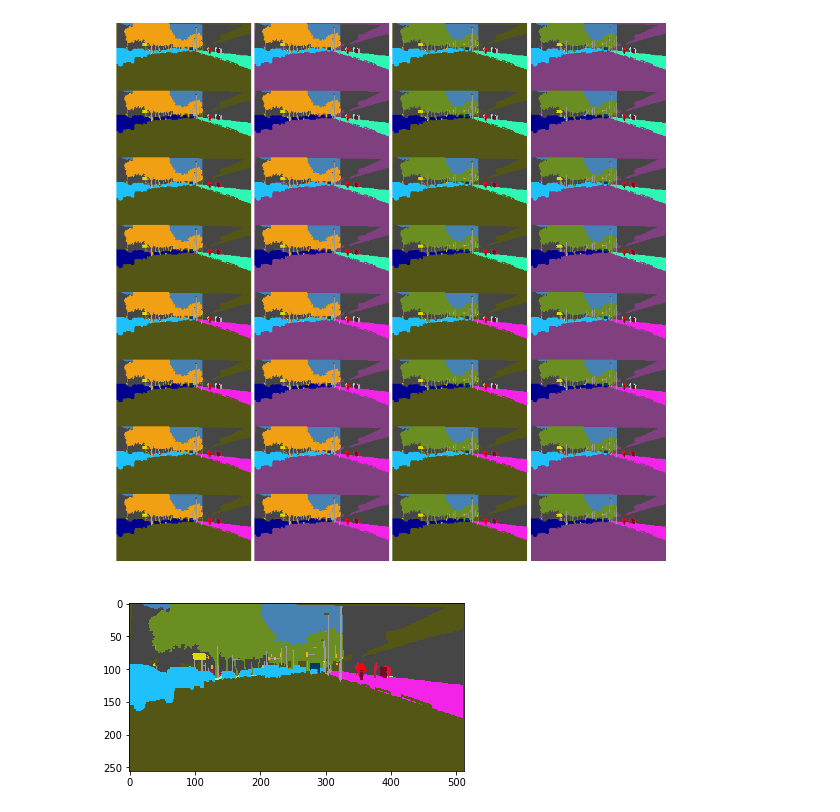
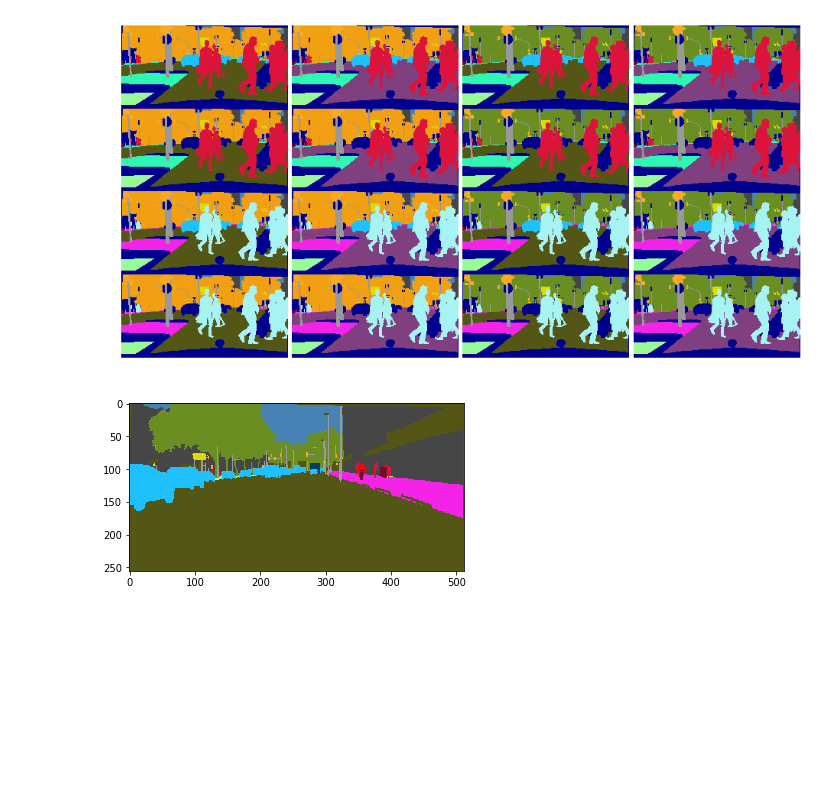
Before and after one commit to EkaterinaGlazkova/ProbabilisticUnet, a Jupyter notebook: Visualizations.ipynb, the cells around one changed output. Saved outputs shown, nothing was run; the diff lists cells and outputs as text; code cells hidden in the pictures; blank space fills up the shorter version.

```diff
--- a/Visualizations.ipynb
+++ b/Visualizations.ipynb
@@ -73,33 +25,24 @@ device = torch.device('cuda' if torch.cuda.is_available() else 'cpu')
 data_root = "/home/glazkova/ProbabilisticUnet/data"
 id_to_train_id = get_id_to_train_id()
 
-# img_transform_func = transforms.Compose([
-#                     transforms.Resize((256, 512), interpolation = PIL.Image.BILINEAR)
-#                     torchvision.transforms.ColorJitter(),
-#                     transforms.ToTensor(),
+img_transform_func = transforms.Compose([
+                        transforms.Resize((256, 512), interpolation = PIL.Image.BILINEAR),
+                        transforms.ToTensor(),
 
-#                 ])
+                    ])
 
-# labels_transform_func = transforms.Compose([
-#                     transforms.Resize((256, 512), interpolation = PIL.Image.NEAREST),
-#                     transforms.Lambda(lambda x: id_to_train_id[x]),
-#                     transforms.ToTensor(),
-#                     get_segmentation_variant
-#                 ])
+labels_transform_func = transforms.Compose([
+                        transforms.Resize((256, 512), interpolation = PIL.Image.NEAREST),
+                        transforms.Lambda(lambda x: id_to_train_id[x]),
+                        transforms.ToTensor()
+                    ])
 
-train_dataset = TransformedCityDataset(root=data_root,
-                           mode="fine",
-                           split="train",
-                           target_type="semantic")
-
-test_dataset = TransformedCityDataset(root=data_root,
+test_dataset = datasets.Cityscapes(root=data_root,
                            mode="fine",
                            split="val",
-                           target_type="semantic")
-
-
-train_loader = torch.utils.data.DataLoader(dataset=train_dataset,
-                                           batch_size=batch_size)
+                           target_type="semantic",
+                           transform = img_transform_func,
+                           target_transform = labels_transform_func)
 
 test_loader = torch.utils.data.DataLoader(dataset=test_dataset,
                                           batch_size=batch_size)
@@ -116,24 +49,27 @@ visualization_utils.show_item(train_dataset, 345)
 # %%
-s = train_dataset[125][1].squeeze()
+s = test_dataset[124][1].squeeze()
 # %%
 res, probs = create_possible_segm_with_probs(s)
 # %%
 from matplotlib import gridspec
 
 cmap = visualization_utils.get_color_map()
 
 cols = 4
 rows = 8
 
 fig = plt.figure(figsize=(cols * 4, rows * 2))
 gs = gridspec.GridSpec(rows, cols, wspace=0.0, hspace=0.0)
 
-for img_num in range(32):
+for img_num in range(8,24):
     ax = plt.subplot(gs[img_num // cols,img_num % cols])
     ax.axis('off')
     ax.imshow(visualization_utils.seg_to_rgb(res[img_num], cmap))
+
+plt.savefig("flipping_ex.jpg")
+plt.show()
 # %% [output]
-[figure, old version]
+[figure, new version]
 # %%
 for i in range(10):
     plt.imshow(visualization_utils.seg_to_rgb(get_segmentation_variant(s), cmap))
```
Also changed, not shown: parts of 18 cells of this notebook, 2 other files.
